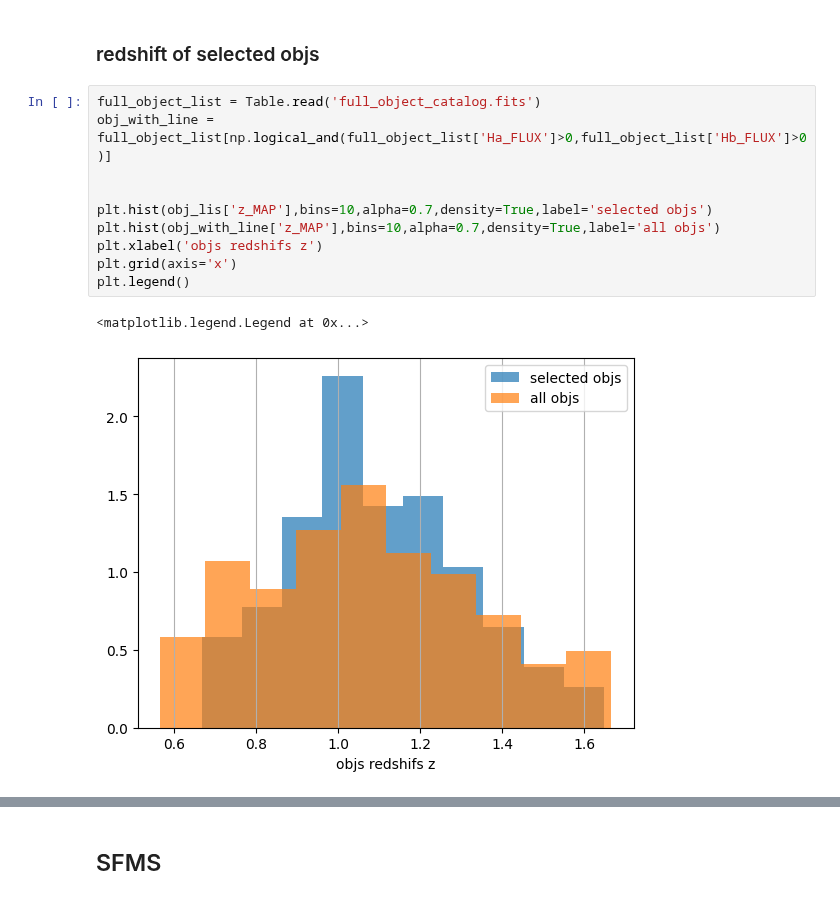
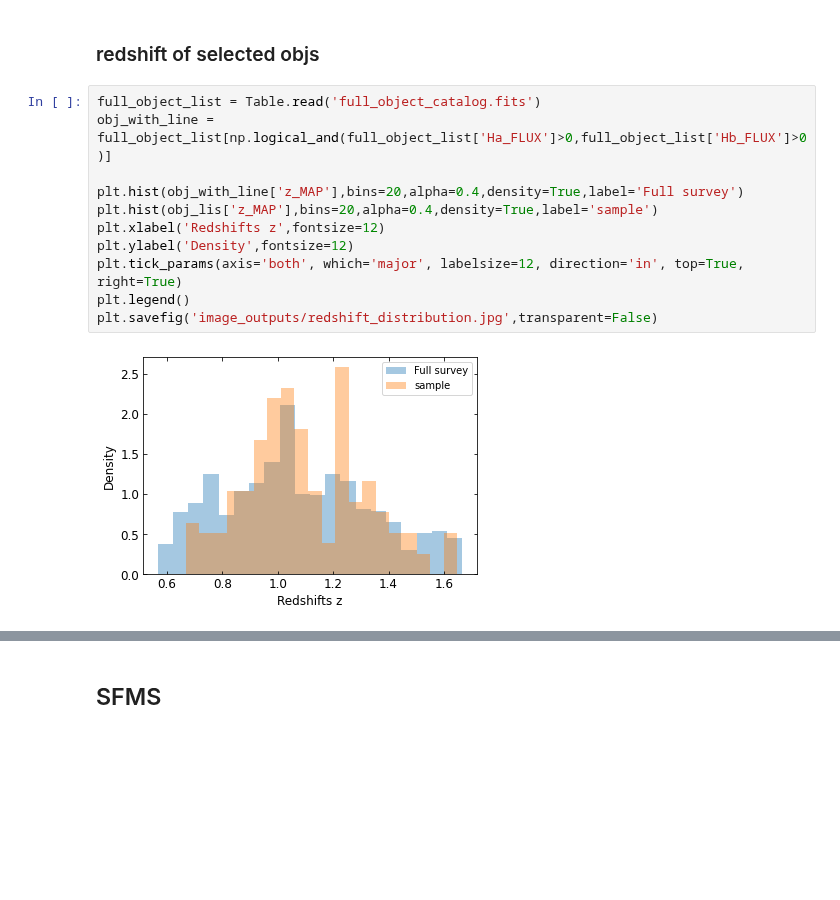
Before and after one commit to 2003cy/Balmer-Decrement-CLEAR, a Jupyter notebook: 2_object_z_sfr.ipynb, the cells around one changed output, grey strips where cells are left out. Drawn from its saved outputs; the diff is of its cells as text; blank space fills up the shorter version.

```diff
--- a/2_object_z_sfr.ipynb
+++ b/2_object_z_sfr.ipynb
@@ -10,13 +10,13 @@ obj_lis  = Table.read('obj_lis_selected.fits')
 # %%
 full_object_list = Table.read('full_object_catalog.fits')
 obj_with_line = full_object_list[np.logical_and(full_object_list['Ha_FLUX']>0,full_object_list['Hb_FLUX']>0)]
 
-
-plt.hist(obj_lis['z_MAP'],bins=10,alpha=0.7,density=True,label='selected objs')
-plt.hist(obj_with_line['z_MAP'],bins=10,alpha=0.7,density=True,label='all objs')
-plt.xlabel('objs redshifs z')
-plt.grid(axis='x')
+plt.hist(obj_with_line['z_MAP'],bins=20,alpha=0.4,density=True,label='Full survey')
+plt.hist(obj_lis['z_MAP'],bins=20,alpha=0.4,density=True,label='sample')
+plt.xlabel('Redshifts z',fontsize=12)
+plt.ylabel('Density',fontsize=12)
+plt.tick_params(axis='both', which='major', labelsize=12, direction='in', top=True, right=True)
 plt.legend()
+plt.savefig('image_outputs/redshift_distribution.jpg',transparent=False)
 # %% [output]
-<matplotlib.legend.Legend at 0x...>
-[figure, old version]
+[figure, new version]
```
Also changed, not shown: parts of 9 cells of this notebook, 41 other files.
